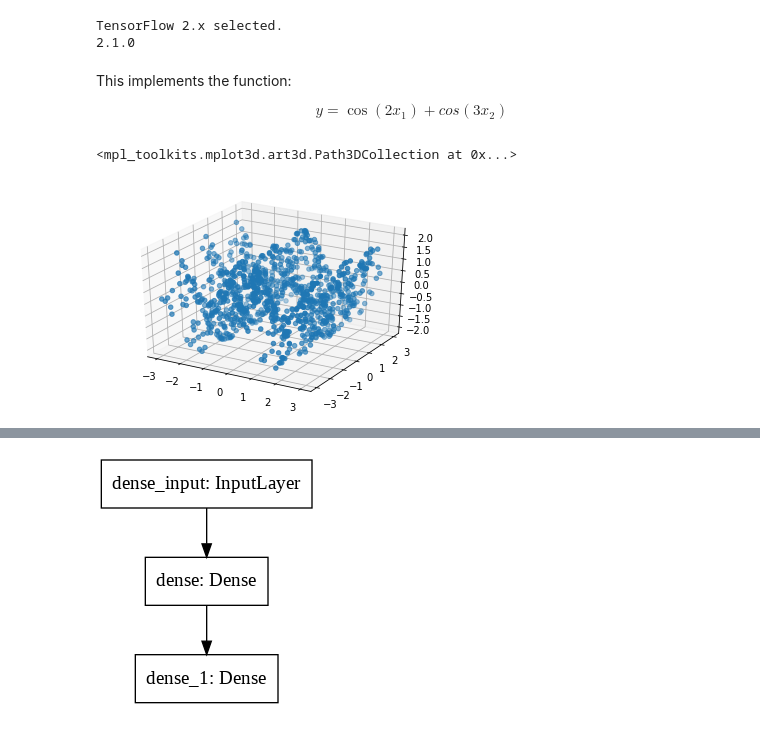
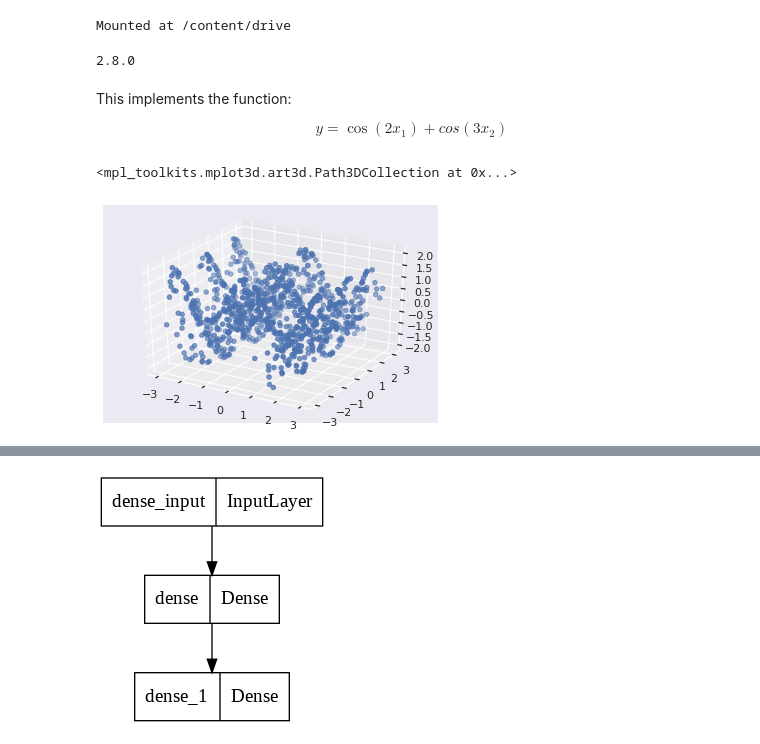
Before and after one commit to AndreiRoibu/AIwithTensorflow2, a Jupyter notebook: Feedforward Artificial Neural Networks/ANN_Regression.ipynb, the cells around one changed output, grey strips where cells are left out. Saved outputs shown, nothing was run; the diff lists cells and outputs as text; code cells hidden in the pictures.

Commit message:
adding examples of ANN for regression and classification

```diff
--- a/Feedforward Artificial Neural Networks/ANN_Regression.ipynb
+++ b/Feedforward Artificial Neural Networks/ANN_Regression.ipynb
@@ -1,3 +1,8 @@
+# %%
+from google.colab import drive
+drive.mount('/content/drive')
+# %% [output]
+Mounted at /content/drive
 # %%
 # We first verify the correct version of TF installed
 # !pip install -q tensorflow-gpu==2.1.0
@@ -12,12 +17,16 @@ import tensorflow as tf
 print(tf.__version__)
 import numpy as np
 import matplotlib.pyplot as plt
+import seaborn as sns
+sns.set()
 import pandas as pd
 import os
 from mpl_toolkits.mplot3d import Axes3D
+import os
+import h5py
+!pip install -q pyyaml
 # %% [output]
-TensorFlow 2.x selected.
-2.1.0
+2.8.0
 # %%
 # Then, we create an artificial dataset
 N = 1000
@@ -35,7 +44,7 @@ ax = fig.add_subplot(111, projection='3d')
 ax.scatter(X[:,0], X[:,1], y)
 # %% [output]
 <mpl_toolkits.mplot3d.art3d.Path3DCollection at 0x...>
-[figure, old version]
+[figure, new version]
 # %%
 # After this, we start to build the model
 # No activation function needed at end.
@@ -54,7 +63,11 @@ model.compile(
 # %%
 # We print out a summery of our model
 model.summary()
-tf.keras.utils.plot_model(model, to_file = './drive/My Drive/Tensorflow 2.0 Course/Feedforward Artificial Neural Networks/models/Regression.png')
+
+if not os.path.exists('./drive/MyDrive/AIwithTensorflow2/Feedforward Artificial Neural Networks/models'):
+    os.mkdir('./drive/MyDrive/AIwithTensorflow2/Feedforward Artificial Neural Networks/models')
+
+tf.keras.utils.plot_model(model, to_file = './drive/MyDrive/AIwithTensorflow2/Feedforward Artificial Neural Networks/models/ANN_Regression.png')
 # %% [output]
 Model: "sequential"
 _________________________________________________________________
@@ -66,8 +80,8 @@ dense_1 (Dense)              (None, 1)                 129
 =================================================================
 Total params: 513
 Trainable params: 513
 Non-trainable params: 0
 _________________________________________________________________
-[figure, old version]
+[figure, new version]
 # %%
 # We create a ModelCheckpoint function for keeping track of the accuracy
```
Also changed, not shown: parts of 6 cells of this notebook, 2 other files.
